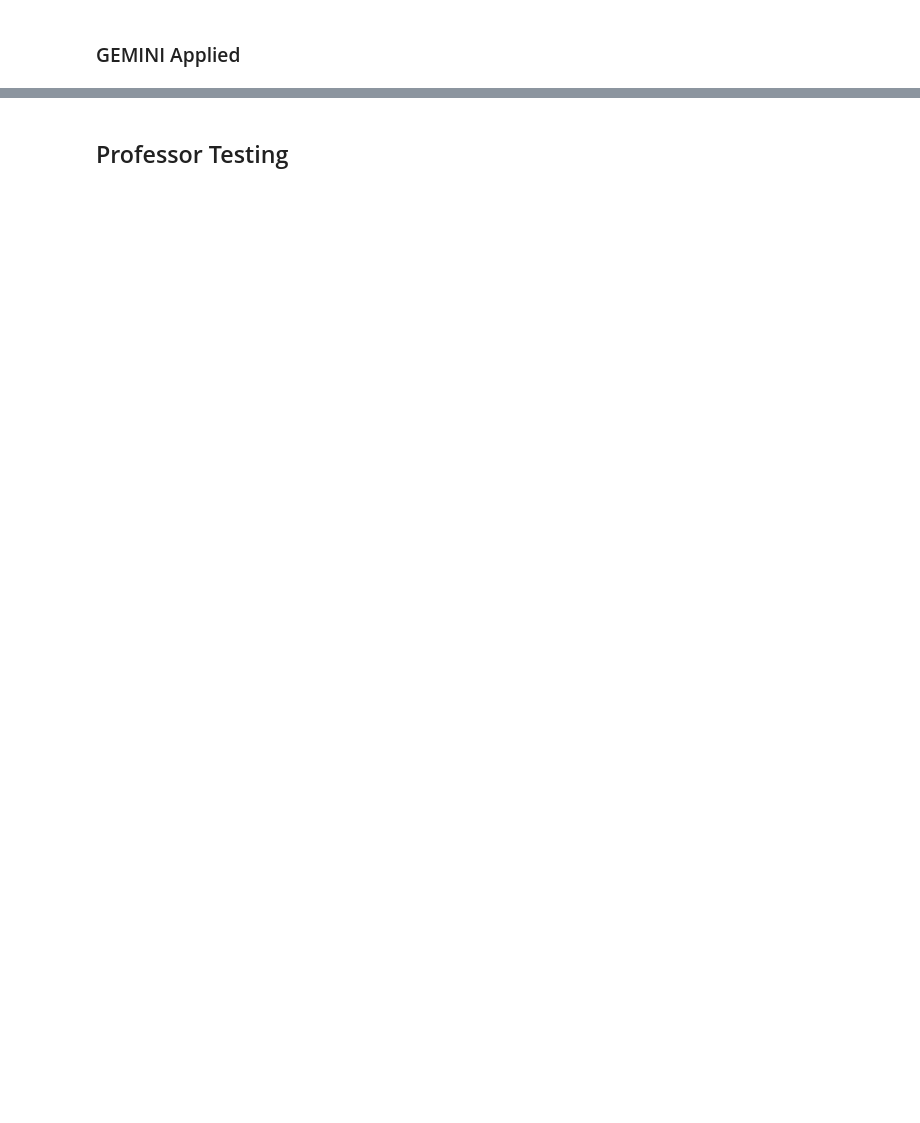
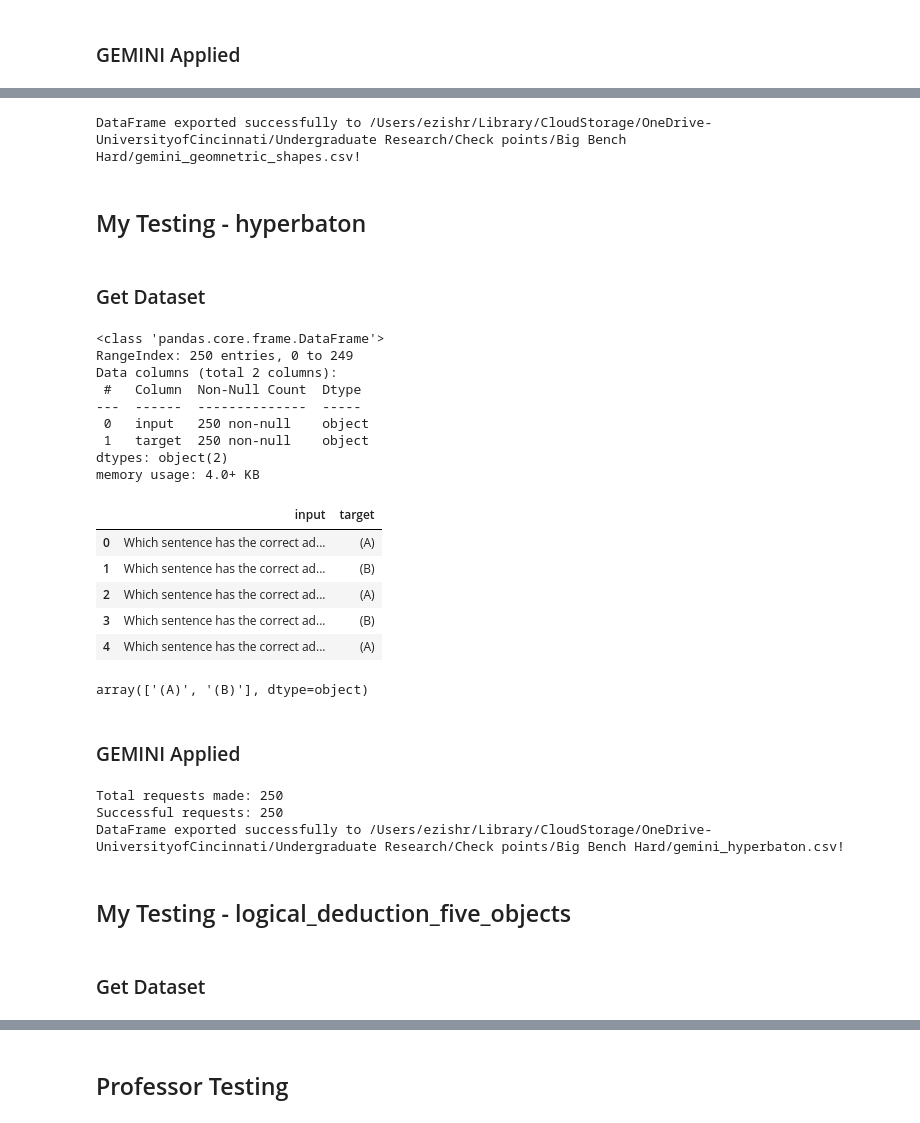
Before and after one commit to ezishr/Undergraduate-Research, a Jupyter notebook: Check points/Big Bench Hard/bigBenchHardEDA.ipynb, the cells around one changed output, grey strips where cells are left out. Saved outputs shown, nothing was run; the diff lists cells and outputs as text; code cells hidden in the pictures; blank space fills up the shorter version.

```diff
--- a/Check points/Big Bench Hard/bigBenchHardEDA.ipynb
+++ b/Check points/Big Bench Hard/bigBenchHardEDA.ipynb
@@ -484 +510,46 @@ Total requests made: 250
 Successful requests: 250
+# %%
+df_to_csv("Big Bench Hard", gemini_geomnetric_shapes, file_name = "gemini_geomnetric_shapes")
+# %% [output]
+DataFrame exported successfully to /Users/ezishr/Library/CloudStorage/OneDrive-UniversityofCincinnati/Undergraduate Research/Check points/Big Bench Hard/gemini_geomnetric_shapes.csv!
+# %% [markdown]
+## My Testing - hyperbaton
+# %% [markdown]
+### Get Dataset
+# %%
+hyperbaton = Big_Bench_Json_Processor_my('Big Bench Hard', 'hyperbaton.json').convert_df()
+hyperbaton.info()
+hyperbaton.head(5)
+# %% [output]
+<class 'pandas.core.frame.DataFrame'>
+RangeIndex: 250 entries, 0 to 249
+Data columns (total 2 columns):
+ #   Column  Non-Null Count  Dtype
+---  ------  --------------  -----
+ 0   input   250 non-null    object
+ 1   target  250 non-null    object
+dtypes: object(2)
+memory usage: 4.0+ KB
+|  | input | target |
+| 0 | Which sentence has the correct ad... | (A) |
+| 1 | Which sentence has the correct ad... | (B) |
+| 2 | Which sentence has the correct ad... | (A) |
+| 3 | Which sentence has the correct ad... | (B) |
+| 4 | Which sentence has the correct ad... | (A) |
+# %%
+hyperbaton['target'].unique()
+# %% [output]
+array(['(A)', '(B)'], dtype=object)
+# %% [markdown]
+### GEMINI Applied
+# %%
+gemini_hyperbaton = gemini_generator(hyperbaton, "You only answer A or B to the following questions.")
+df_to_csv("Big Bench Hard", gemini_hyperbaton, file_name = "gemini_hyperbaton")
+# %% [output]
+Total requests made: 250
+Successful requests: 250
+DataFrame exported successfully to /Users/ezishr/Library/CloudStorage/OneDrive-UniversityofCincinnati/Undergraduate Research/Check points/Big Bench Hard/gemini_hyperbaton.csv!
+# %% [markdown]
+## My Testing - logical_deduction_five_objects
+# %% [markdown]
+### Get Dataset
```
Also changed, not shown: parts of 56 cells of this notebook, 11 other files.
